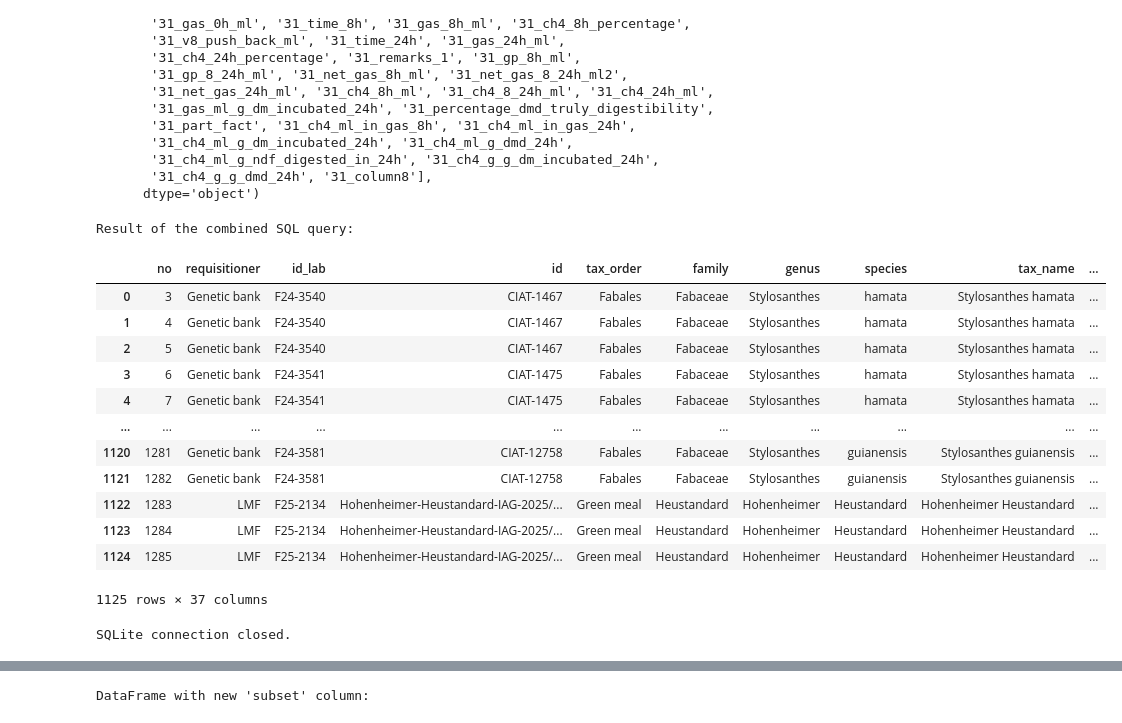
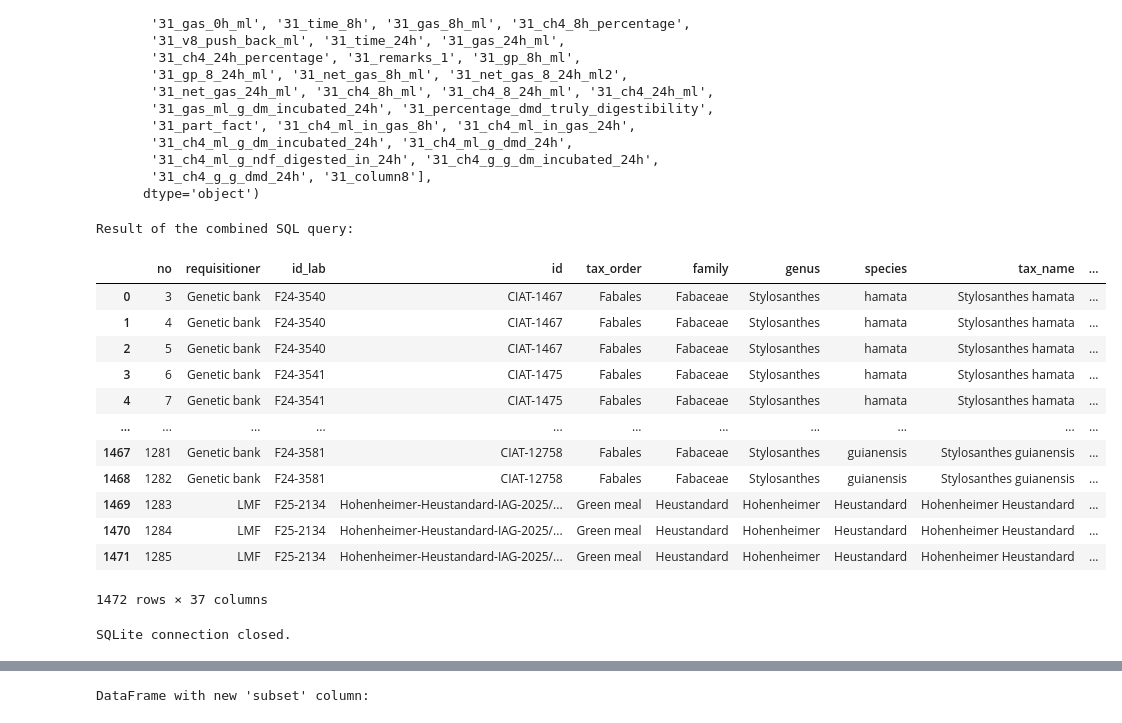
Before and after one commit to maurope/lmf, a Jupyter notebook: notebooks/2026/2026_06_05_sql_data_frame_creation_with_curated_subsets.ipynb, the cells around one changed output, grey strips where cells are left out. Cells and saved outputs as stored; diff of their text form; code cells hidden in the pictures.

```diff
--- a/notebooks/2026/2026_06_05_sql_data_frame_creation_with_curated_subsets.ipynb
+++ b/notebooks/2026/2026_06_05_sql_data_frame_creation_with_curated_subsets.ipynb
@@ -1005,7 +1005,7 @@ Index(['31_no', '31_date', '31_requisitioner', '31_gene_bank_id',
 # Note: For this subset the columns names '40g_ch4_ml_in_gas_8h', '40g_ch4_ml_in_gas_24h' are incorrect, since they refer to percentages in gas!!!!
 query_combined = """
 SELECT
-    s3go."31_no" as no,
+    s3g."40g_no" as no,
     s3i."10_requisitioner" as requisitioner,
     s3i."10_ciat_lab_id" as id_lab,
     s3i."10_gene_bank_breeding_program_id" as id,
@@ -1016,31 +1016,31 @@ SELECT
     s3i."10_tax_name" as tax_name,
     s3i."10_functional_group" as functional_group,
 
-    s3go."31_set_ciat" as set_ciat,
-    s3go."31_batch" as batch,
-    s3go."31_run" as run,
-    s3go."31_replication" as replication,
-    s3go."31_syrangue_no" as syrange,
+    s3g."40g_set_ciat" as set_ciat,
+    s3g."40g_batch" as batch,
+    s3g."40g_run" as run,
+    s3g."40g_replication" as replication,
+    s3g."40g_syrange_no" as syrange,
 
     s3go."31_sample_weight_g" as sample_weight_g,
     s3d."32_undigested_dm_g" as undigested_dm_g,
     s3go."31_dm_incubated_mg" as dm_incubated,
     s3go."31_digested_feed_mg" as digested_feed_mg,
 
-    s3go."31_net_gas_8h_ml" as net_gas_8h_ml,
-    s3go."31_net_gas_24h_ml" as net_gas_24h_ml,
-    s3go."31_ch4_8h_ml" as ch4_8h_ml,
-    s3go."31_ch4_24h_ml" as ch4_24h_ml,
-    s3go."31_ch4_ml_in_gas_8h" as ch4_percentage_in_gas_8h,
-    s3go."31_ch4_ml_in_gas_24h" as ch4_percentage_in_gas_24h,
+    s3g."40g_net_gas_8h_ml" as net_gas_8h_ml,
+    s3g."40g_net_gas_24h_ml" as net_gas_24h_ml,
+    s3g."40g_ch4_8h_ml" as ch4_8h_ml,
+    s3g."40g_ch4_24h_ml" as ch4_24h_ml,
+    s3g."40g_ch4_ml_in_gas_8h" as ch4_percentage_in_gas_8h,
+    s3g."40g_ch4_ml_in_gas_24h" as ch4_percentage_in_gas_24h,
 
-    s3go."31_gas_ml_g_dm_incubated_24h" as gas_ml_g_dm_incubated_24h,
-    s3go."31_part_fact" as part_fact,
+    s3g."40g_gas_ml_g_dm_incubated_24h" as gas_ml_g_dm_incubated_24h,
+    s3g."40g_part_fact" as part_fact,
 
-    s3go."31_ch4_ml_g_dm_incubated_24h" as ch4_ml_g_dm_incubated_24h,
-    s3go."31_ch4_ml_g_ndf_digested_in_24h" as ch4_ml_g_ndf_digested_24h,
-    s3go."31_ch4_ml_g_dmd_24h" as methane_intensity,
-    s3go."31_percentage_dmd_truly_digestibility" as tddm,
+    s3g."40g_ch4_ml_g_dm_incubated_24h" as ch4_ml_g_dm_incubated_24h,
+    s3g."40g_ch4_ml_g_ndf_digested_in_24_h" as ch4_ml_g_ndf_digested_24h,
+    s3g."40g_ch4_ml_g_dmd_24h" as methane_intensity,
+    s3g."40g_percentage_dmd_truly_digestibility" as tddm,
 
     s3i."10_remarks_1" as information_remarks_1,
     s3i."10_remarks_2" as information_remarks_2,
@@ -1051,51 +1051,51 @@ SELECT
 
 FROM subset_3_information_samples AS s3i
 
-JOIN subset_3_gas_ori AS s3go
-ON s3i."10_ciat_lab_id" = s3go."31_ciat_id"
+JOIN subset_3_gas_prod AS s3g
+ON s3i."10_ciat_lab_id" = s3g."40g_ciat_id"
 
 
 LEFT JOIN subset_3_digest AS s3d
-ON s3go."31_ciat_id" = s3d."32_ciat_id"
-AND s3go."31_batch" = s3d."32_batch"
-AND s3go."31_replication" = s3d."32_replication"
-AND s3go."31_syrangue_no" = s3d."32_syrange_no"
+ON s3g."40g_ciat_id" = s3d."32_ciat_id"
+AND s3g."40g_batch" = s3d."32_batch"
+AND s3g."40g_replication" = s3d."32_replication"
+AND s3g."40g_syrange_no" = s3d."32_syrange_no"
 
-LEFT JOIN subset_3_gas_prod AS s3g
-ON s3go."31_ciat_id" = s3g."40g_ciat_id"
-AND s3go."31_no" = s3g."40g_no"
-AND s3go."31_replication" = s3g."40g_replication"
-AND s3go."31_syrangue_no" = s3g."40g_syrange_no"
+LEFT JOIN subset_3_gas_ori AS s3go
+ON s3g."40g_ciat_id" = s3go."31_ciat_id"
+AND s3g."40g_no" = s3go."31_no"
+AND s3g."40g_replication" = s3go."31_replication"
+AND s3g."40g_syrange_no" = s3go."31_syrangue_no"
 
 ORDER BY
     CAST(no AS INTEGER) ASC
 """
 
 
 
 
 subset_3_gas_sorted_by_sql  = pd.read_sql_query(query_combined, conn_new)
 
 print("Result of the combined SQL query:")
 display(subset_3_gas_sorted_by_sql)
 
 conn_new.close()
 print("\nSQLite connection closed.")
 # %% [output]
 Result of the combined SQL query:
 |  | no | requisitioner | id_lab | id | tax_order | family | genus | species | tax_name | ... |
 | 0 | 3 | Genetic bank | F24-3540 | CIAT-1467 | Fabales | Fabaceae | Stylosanthes | hamata | Stylosanthes hamata | ... |
 | 1 | 4 | Genetic bank | F24-3540 | CIAT-1467 | Fabales | Fabaceae | Stylosanthes | hamata | Stylosanthes hamata | ... |
 | 2 | 5 | Genetic bank | F24-3540 | CIAT-1467 | Fabales | Fabaceae | Stylosanthes | hamata | Stylosanthes hamata | ... |
 | 3 | 6 | Genetic bank | F24-3541 | CIAT-1475 | Fabales | Fabaceae | Stylosanthes | hamata | Stylosanthes hamata | ... |
 | 4 | 7 | Genetic bank | F24-3541 | CIAT-1475 | Fabales | Fabaceae | Stylosanthes | hamata | Stylosanthes hamata | ... |
 | ... | ... | ... | ... | ... | ... | ... | ... | ... | ... | ... |
-| 1120 | 1281 | Genetic bank | F24-3581 | CIAT-12758 | Fabales | Fabaceae | Stylosanthes | guianensis | Stylosanthes guianensis | ... |
-| 1121 | 1282 | Genetic bank | F24-3581 | CIAT-12758 | Fabales | Fabaceae | Stylosanthes | guianensis | Stylosanthes guianensis | ... |
-| 1122 | 1283 | LMF | F25-2134 | Hohenheimer-Heustandard-IAG-2025/... | Green meal | Heustandard | Hohenheimer | Heustandard | Hohenheimer Heustandard | ... |
-| 1123 | 1284 | LMF | F25-2134 | Hohenheimer-Heustandard-IAG-2025/... | Green meal | Heustandard | Hohenheimer | Heustandard | Hohenheimer Heustandard | ... |
-| 1124 | 1285 | LMF | F25-2134 | Hohenheimer-Heustandard-IAG-2025/... | Green meal | Heustandard | Hohenheimer | Heustandard | Hohenheimer Heustandard | ... |
+| 1467 | 1281 | Genetic bank | F24-3581 | CIAT-12758 | Fabales | Fabaceae | Stylosanthes | guianensis | Stylosanthes guianensis | ... |
+| 1468 | 1282 | Genetic bank | F24-3581 | CIAT-12758 | Fabales | Fabaceae | Stylosanthes | guianensis | Stylosanthes guianensis | ... |
+| 1469 | 1283 | LMF | F25-2134 | Hohenheimer-Heustandard-IAG-2025/... | Green meal | Heustandard | Hohenheimer | Heustandard | Hohenheimer Heustandard | ... |
+| 1470 | 1284 | LMF | F25-2134 | Hohenheimer-Heustandard-IAG-2025/... | Green meal | Heustandard | Hohenheimer | Heustandard | Hohenheimer Heustandard | ... |
+| 1471 | 1285 | LMF | F25-2134 | Hohenheimer-Heustandard-IAG-2025/... | Green meal | Heustandard | Hohenheimer | Heustandard | Hohenheimer Heustandard | ... |
-1125 rows × 37 columns
+1472 rows × 37 columns
 SQLite connection closed.
 # %%
 # Remove duplicate rows, keeping the first occurrence
```
Also changed, not shown: parts of 8 cells of this notebook, 17 other files.
